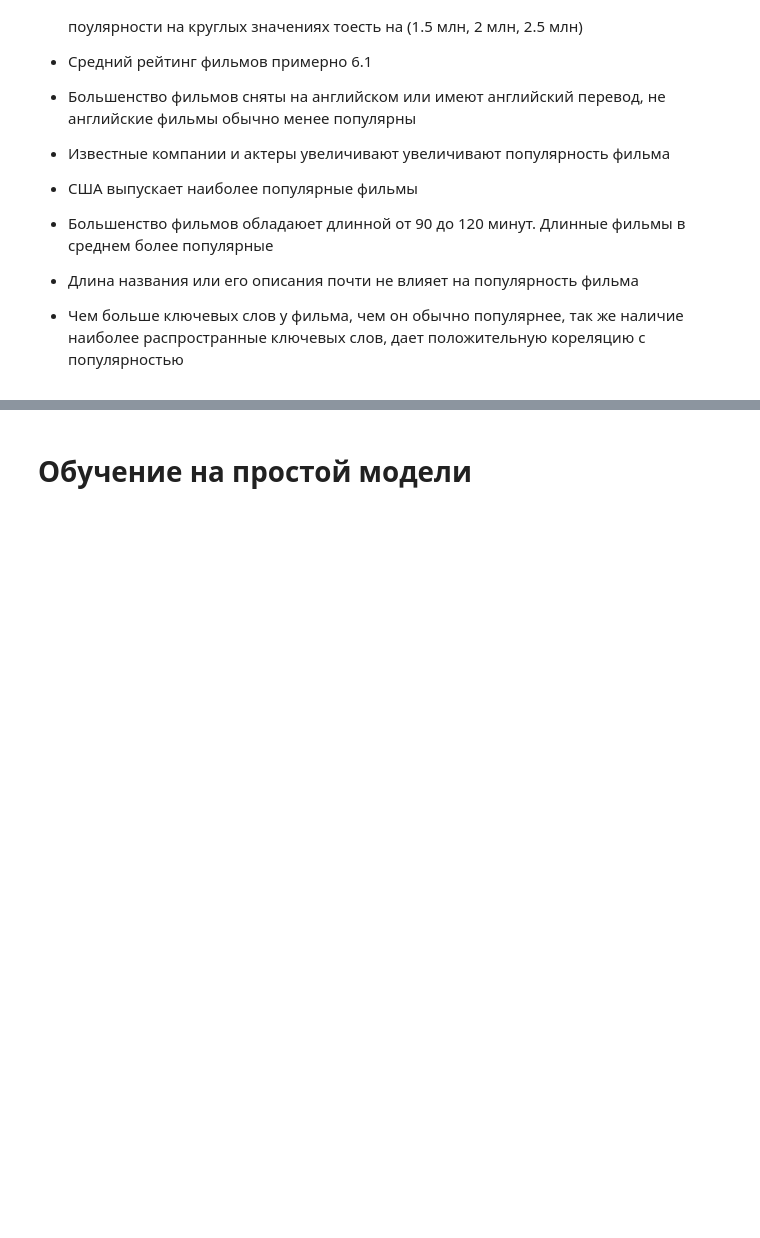
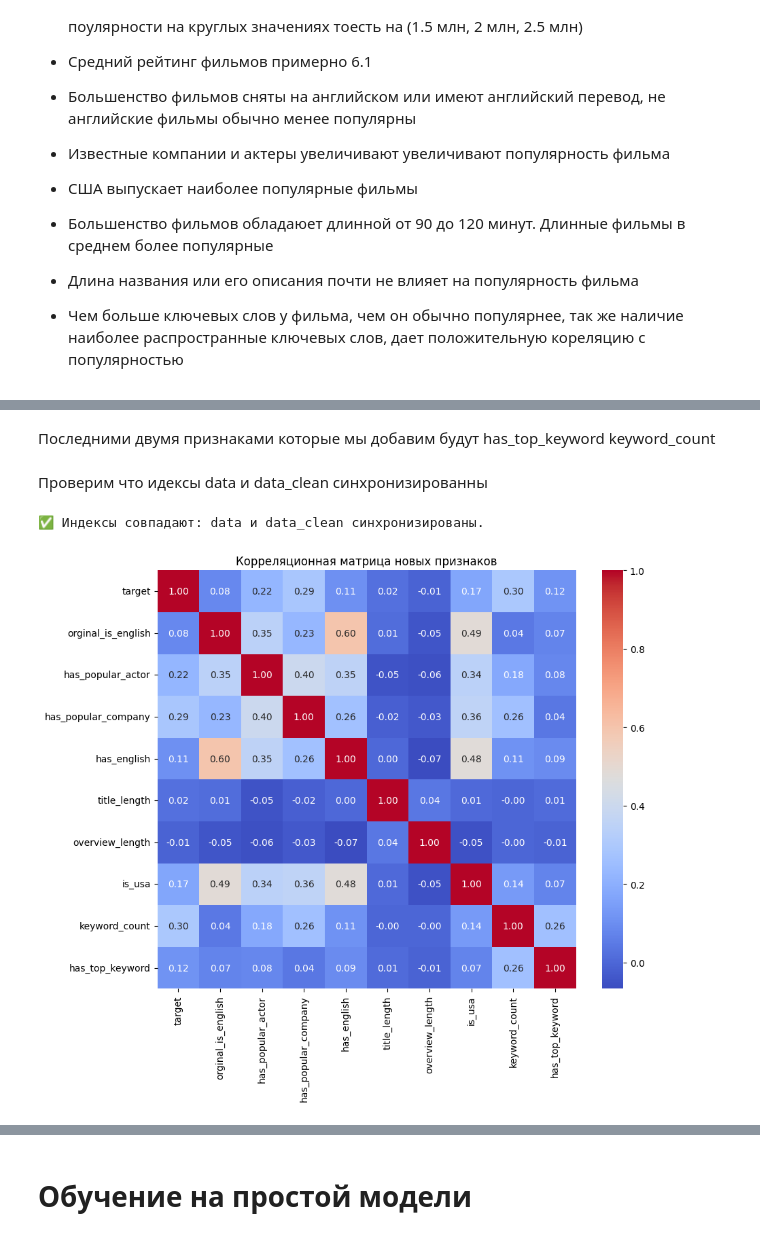
Before and after one commit to GeGeMaaaan/Data_Science, a Jupyter notebook: version1.ipynb, the cells around one changed output, grey strips where cells are left out. Cells and saved outputs as stored; diff of their text form; code cells hidden in the pictures; blank space fills up the shorter version.

```diff
--- a/version1.ipynb
+++ b/version1.ipynb
@@ -1095,0 +1255,8 @@ Name: popularity, dtype: float64
+# %%
+runtime_median = data.loc[data['runtime'] > 0, 'runtime'].median()
+
+# Заменяем 0 на медиану
+data['runtime'] = data['runtime'].apply(lambda x: runtime_median if x == 0 else x)
+
+# Проверим что всё ок
+print("Количество нулевых runtime после замены:", (data['runtime'] == 0).sum())
@@ -1095,0 +1265,3 @@ Name: popularity, dtype: float64
+# %%
+# Создаём признак budget_per_runtime
+data_clean['budget_per_runtime'] = data['budget'] / data['runtime']
@@ -1095,0 +1270,36 @@ Name: popularity, dtype: float64
+# %%
+data_clean["has_tagline"] = data['tagline'].apply(lambda x: int(str(x).strip() != ''))
+# %% [markdown]
+Последними двумя признаками которые мы добавим будут has_top_keyword keyword_count
+# %%
+data['keyword_list'] = data['keywords'].apply(extract_keywords)
+data_clean['keyword_count'] = data['keyword_list'].apply(len)
+data_clean['has_top_keyword'] = data['top_keyword_count'].apply(lambda x: int(x > 0))
+# %% [markdown]
+Проверим что идексы data и data_clean синхронизированны
+# %%
+if data.index.equals(data_clean.index):
+    print("✅ Индексы совпадают: data и data_clean синхронизированы.")
+else:
+    print("⚠️ Внимание: индексы НЕ совпадают!")
+
+    # Если нужно — выведем разницу
+    diff_data = data.index.difference(data_clean.index)
+    diff_clean = data_clean.index.difference(data.index)
+
+    if not diff_data.empty:
+        print(f"Индексы в data, которых нет в data_clean: {diff_data.tolist()}")
+    if not diff_clean.empty:
+        print(f"Индексы в data_clean, которых нет в data: {diff_clean.tolist()}")
+# %% [output]
+✅ Индексы совпадают: data и data_clean синхронизированы.
+# %%
+corr_matrix = data_clean.corr()
+
+# Визуализация
+plt.figure(figsize=(10, 8))
+sns.heatmap(corr_matrix, annot=True, cmap='coolwarm', fmt='.2f', square=True)
+plt.title("Корреляционная матрица новых признаков")
+plt.show()
+# %% [output]
+[figure, added]
```
Also changed, not shown: parts of 44 cells of this notebook.
